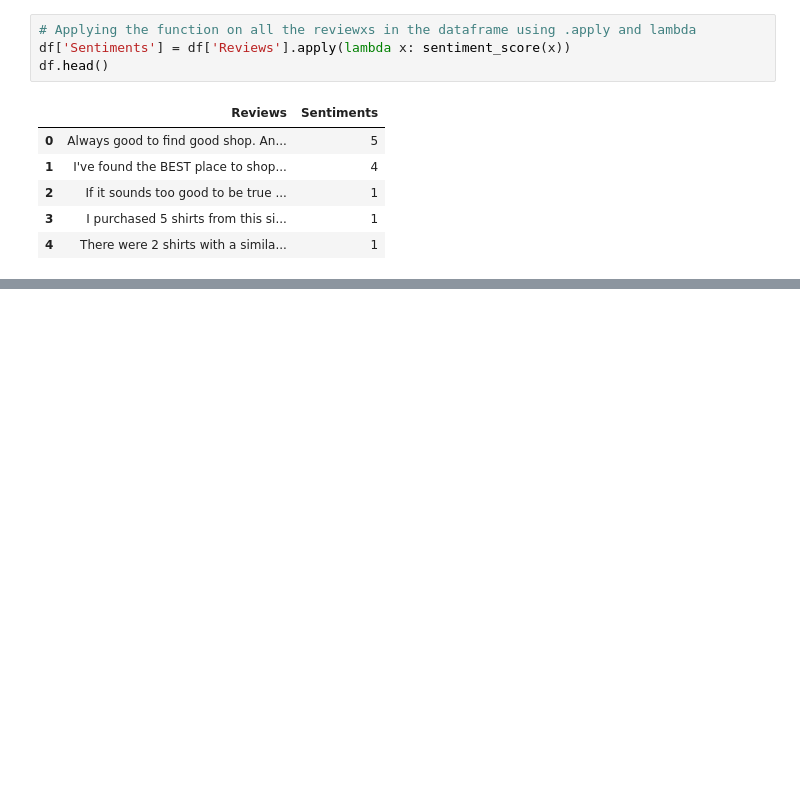
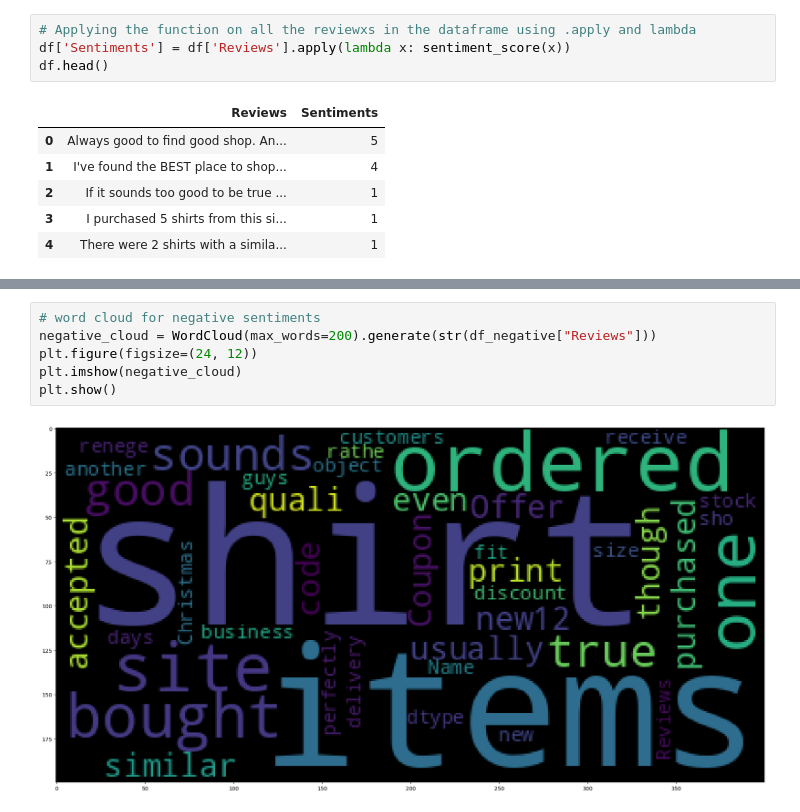
Before and after one commit to richardmukechiwa/Sentiment-Analysis-with-BERT, a Jupyter notebook: SentimentAnalysisBERT.ipynb, the cells around one changed output, grey strips where cells are left out. Cells and saved outputs as stored; diff of their text form; blank space fills up the shorter version.

```diff
--- a/SentimentAnalysisBERT.ipynb
+++ b/SentimentAnalysisBERT.ipynb
@@ -106,0 +148,8 @@ df.head()
+# %%
+# word cloud for negative sentiments
+negative_cloud = WordCloud(max_words=200).generate(str(df_negative["Reviews"]))
+plt.figure(figsize=(24, 12))
+plt.imshow(negative_cloud)
+plt.show()
+# %% [output]
+[figure, added]
```
Also changed, not shown: parts of 4 cells of this notebook.
